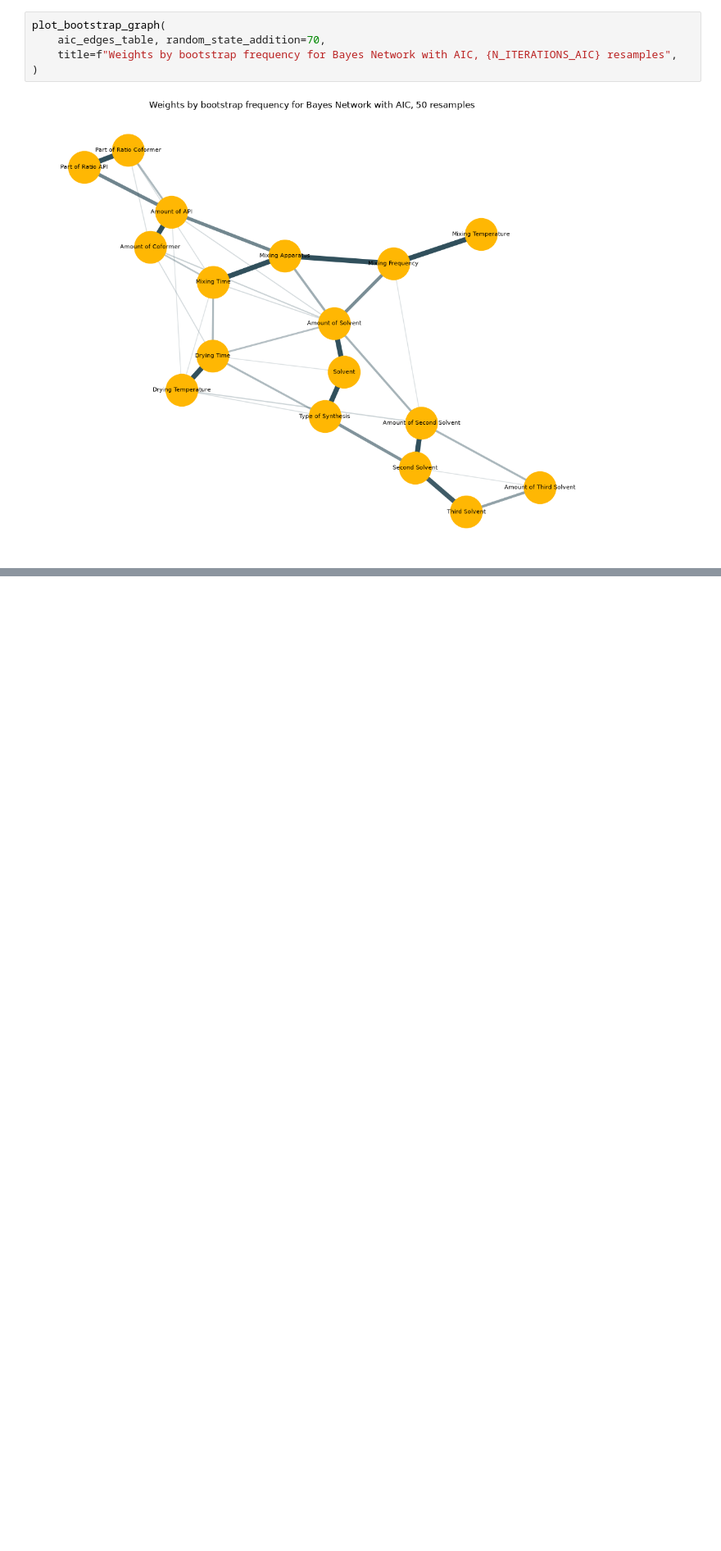
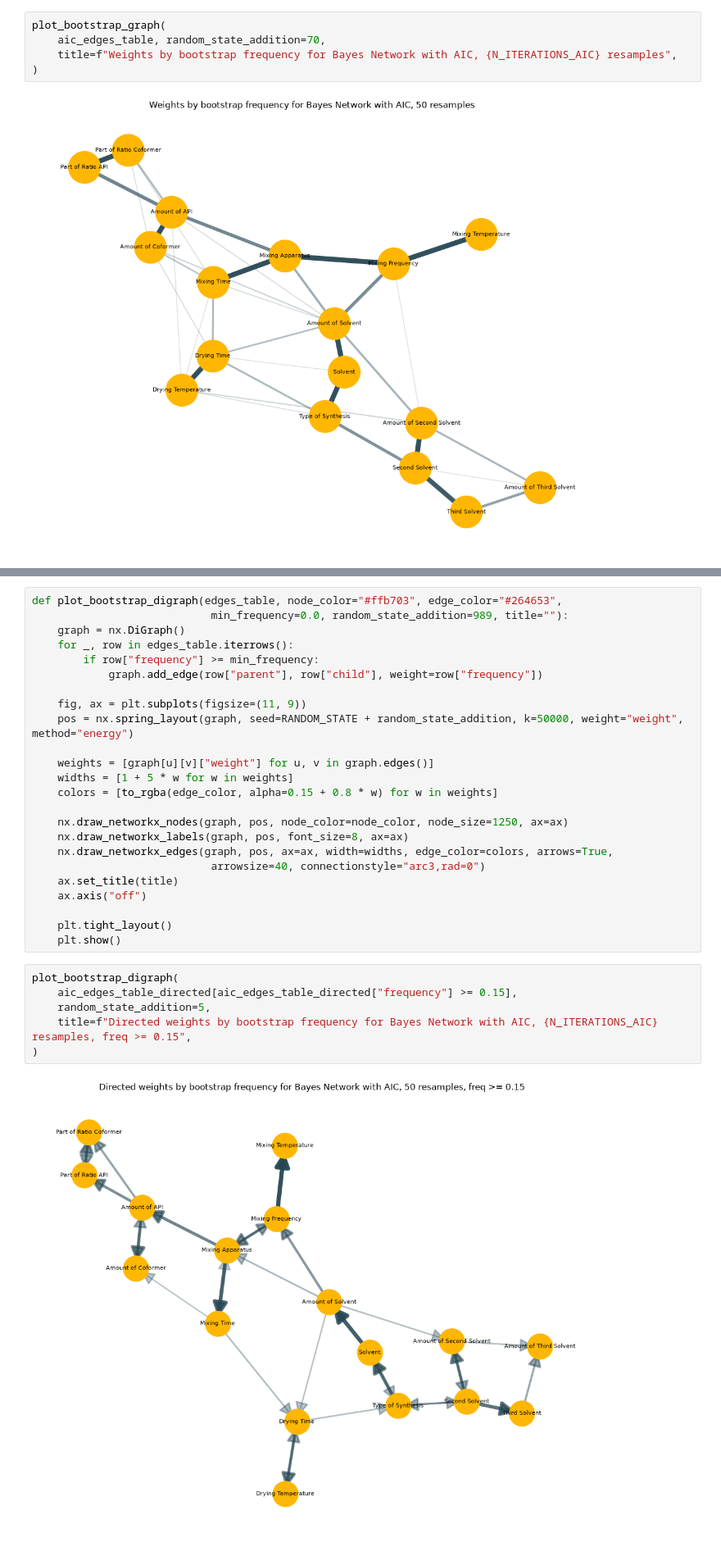
Before and after one commit to Antrall/CoSyn, a Jupyter notebook: notebooks/03_bayes_networks.ipynb, the cells around one changed output, grey strips where cells are left out. Shown at 82% size. Saved outputs shown, nothing was run; the diff lists cells and outputs as text; blank space fills up the shorter version.

```diff
--- a/notebooks/03_bayes_networks.ipynb
+++ b/notebooks/03_bayes_networks.ipynb
@@ -148,0 +173,32 @@ plot_bootstrap_graph(
+# %%
+def plot_bootstrap_digraph(edges_table, node_color="#ffb703", edge_color="#264653",
+                            min_frequency=0.0, random_state_addition=989, title=""):
+    graph = nx.DiGraph()
+    for _, row in edges_table.iterrows():
+        if row["frequency"] >= min_frequency:
+            graph.add_edge(row["parent"], row["child"], weight=row["frequency"])
+
+    fig, ax = plt.subplots(figsize=(11, 9))
+    pos = nx.spring_layout(graph, seed=RANDOM_STATE + random_state_addition, k=50000, weight="weight", method="energy")
+
+    weights = [graph[u][v]["weight"] for u, v in graph.edges()]
+    widths = [1 + 5 * w for w in weights]
+    colors = [to_rgba(edge_color, alpha=0.15 + 0.8 * w) for w in weights]
+
+    nx.draw_networkx_nodes(graph, pos, node_color=node_color, node_size=1250, ax=ax)
+    nx.draw_networkx_labels(graph, pos, font_size=8, ax=ax)
+    nx.draw_networkx_edges(graph, pos, ax=ax, width=widths, edge_color=colors, arrows=True,
+                            arrowsize=40, connectionstyle="arc3,rad=0")
+    ax.set_title(title)
+    ax.axis("off")
+
+    plt.tight_layout()
+    plt.show()
+# %%
+plot_bootstrap_digraph(
+    aic_edges_table_directed[aic_edges_table_directed["frequency"] >= 0.15],
+    random_state_addition=5,
+    title=f"Directed weights by bootstrap frequency for Bayes Network with AIC, {N_ITERATIONS_AIC} resamples, freq >= 0.15",
+)
+# %% [output]
+[figure, added]
```
Also changed, not shown: parts of 2 cells of this notebook, 4 other files.
